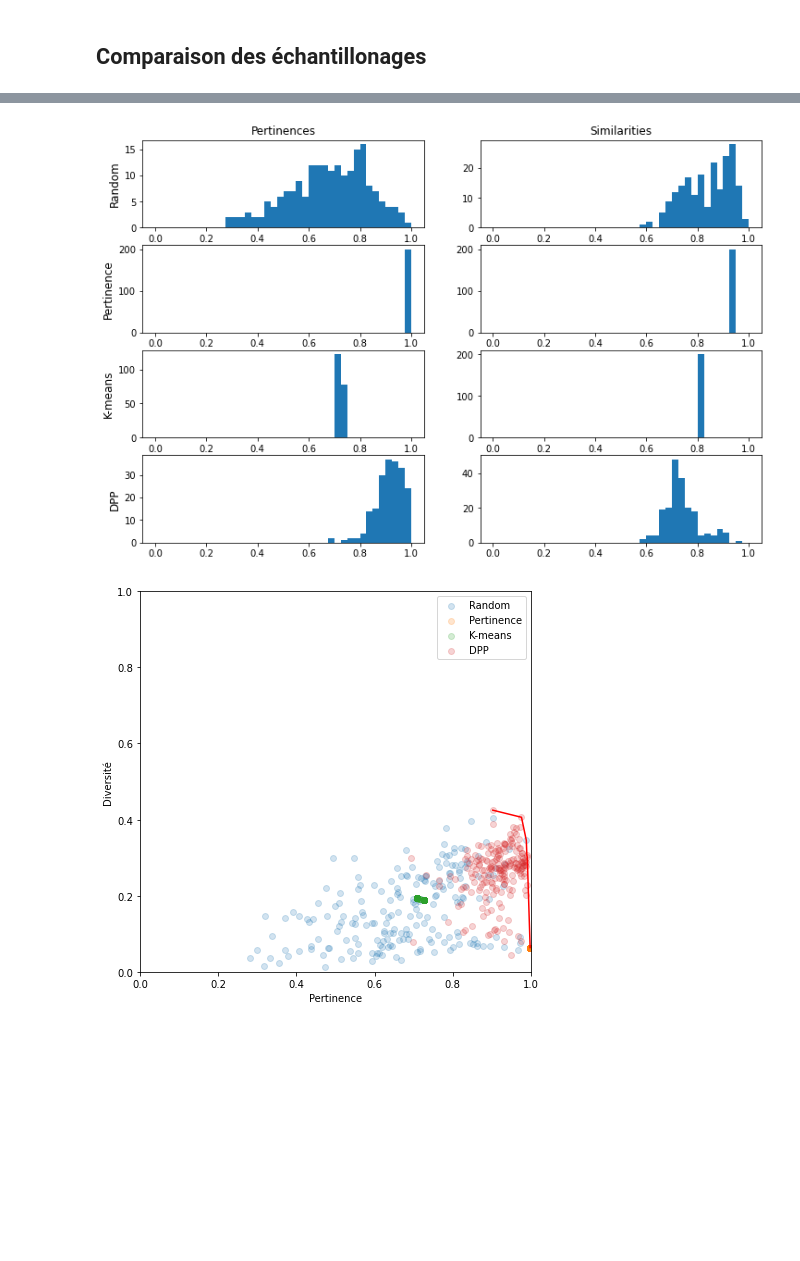
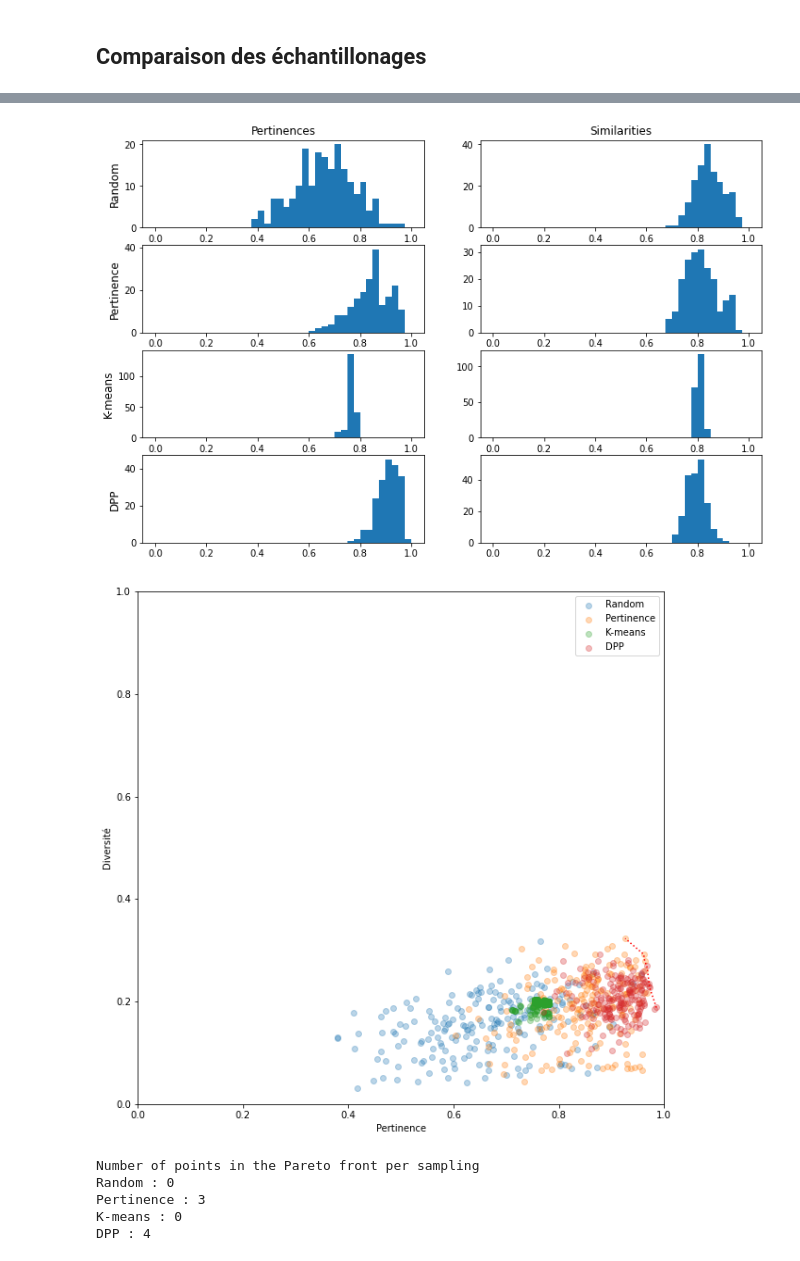
Before and after one commit to outidrarine/Detpop, a Jupyter notebook: TestEchantillonages.ipynb, the cells around one changed output, grey strips where cells are left out. Saved outputs shown, nothing was run; the diff lists cells and outputs as text; code cells hidden in the pictures; blank space fills up the shorter version.

```diff
--- a/TestEchantillonages.ipynb
+++ b/TestEchantillonages.ipynb
@@ -105,11 +105,11 @@ Extraction of birds from those samples : 15
 ## Comparaison des échantillonages
 # %%
 from affichageDonnees import compare_sampling
-from echantillonages import sampling_random, sampling_pertinence, sampling_kmeans, sampling_dpp
+from echantillonnages import sampling_random, sampling_pertinence, sampling_kmeans, sampling_dpp
 
 sampling_list = [sampling_random, sampling_pertinence, sampling_kmeans, sampling_dpp]
 sampling_names = ["Random", "Pertinence", "K-means", "DPP"]
-nbSamples = 5
+nbSamples = 10
 nbSamplings = 200
 
 compare_sampling(sampling_list, sampling_names, nbSamples, nbSamplings)
@@ -137,2 +137,7 @@ average birds count :  9.58
-[figure, old version]
+[figure, new version]
-[figure, old version]
+[figure, new version]
+Number of points in the Pareto front per sampling
+Random : 0
+Pertinence : 3
+K-means : 0
+DPP : 4
```
Also changed, not shown: parts of 5 cells of this notebook, 4 other files.
